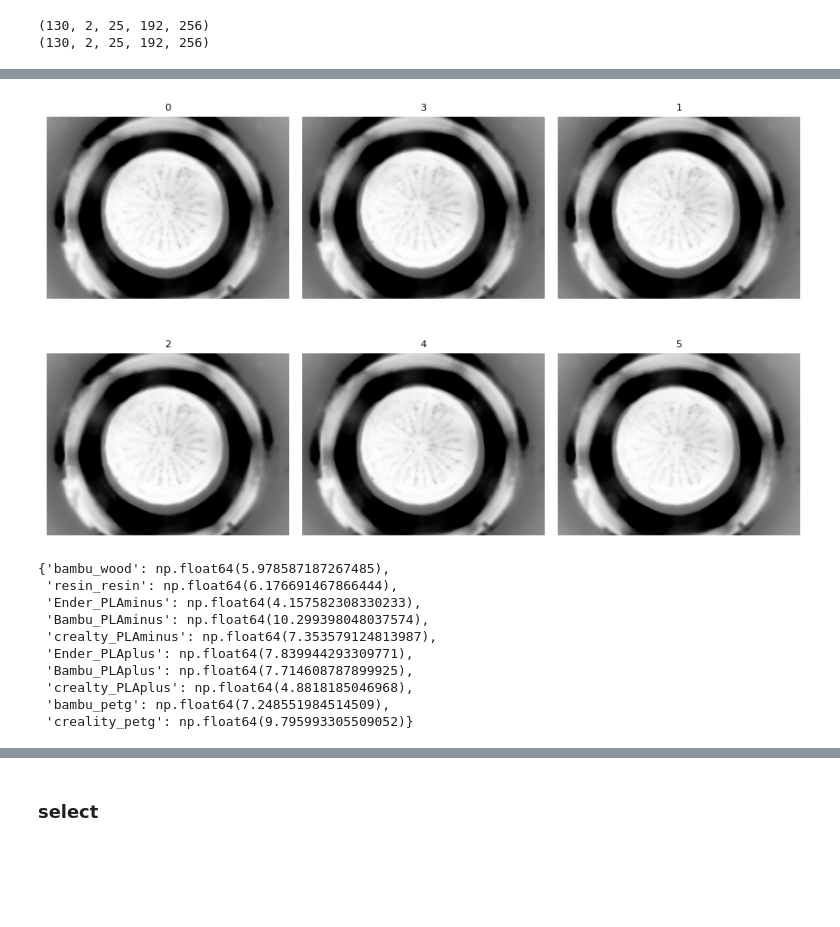
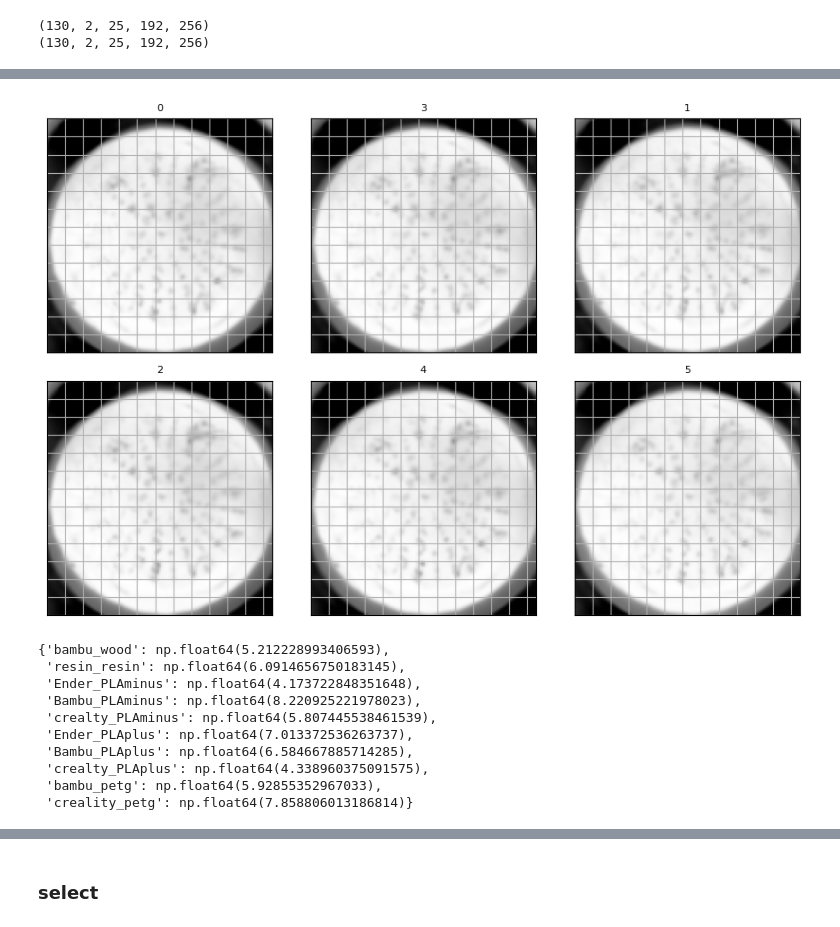
Before and after one commit to shepai/3D-textures, a Jupyter notebook: Experimental/all_the_same.ipynb, the cells around one changed output, grey strips where cells are left out. Cells and saved outputs as stored; diff of their text form; code cells hidden in the pictures; blank space fills up the shorter version.

```diff
--- a/Experimental/all_the_same.ipynb
+++ b/Experimental/all_the_same.ipynb
@@ -236,7 +246,9 @@ print(dataset['Filament'].unique())
 print(dataset['Printer'].unique())
 print(dataset['Pattern'].unique())
 print(X.shape)
+
 X=X_clean
+X=X[:,:,:,30:160,60:185]
 plt.imshow(X[1][1][0],cmap="gray")
 plt.show()
 # %% [output]
@@ -281,33 +293,40 @@ for texture in av_all:
 # %%
 
 
 textures = list(av_all.keys())
 
 n = len(textures)
 cols = math.ceil(math.sqrt(n))
 rows = math.ceil(n / cols)
 
 fig, axes = plt.subplots(rows, cols, figsize=(3 * cols, 3 * rows))
 axes = axes.ravel()
 
 for ax, texture in zip(axes, textures):
-    img = np.average(av_all[texture],axis=0)[0]  # one image per textur
+    img = np.average(av_all[texture],axis=0)[14]  # one image per texture
+    h, w = img.shape
     ax.imshow(img,cmap="Greys")
     ax.set_title(str(texture), fontsize=8)
-    ax.axis('off')
+    ax.set_xticks(np.arange(-0.5, w, 10), minor=True)
+    ax.set_yticks(np.arange(-0.5, h, 10), minor=True)
+    # Show grid
+    ax.grid(which='minor')
+    ax.tick_params(which='both', bottom=False, left=False,
+               labelbottom=False, labelleft=False)
 
 # Hide unused axes
 for ax in axes[n:]:
     ax.axis('off')
 
 plt.tight_layout()
 plt.show()
 # %% [output]
-[figure, old version]
+[figure, new version]
 # %%
 printer_filament = {}
 count_pf = {}
-
+textures = list(av_all.keys())
+example_image={textures[i]:{} for i in range(len(textures))}
 for filament in dataset['Filament'].unique():
     for printer in dataset['Printer'].unique():
 
@@ -335,19 +354,27 @@ for filament in dataset['Filament'].unique():
 
                 printer_filament[name] += m
                 count_pf[name] += 1
+                if example_image[texture].get(name,None) is None:
+                    example_image[texture][name]=diff
+                else: example_image[texture][name]+=diff
 
 # normalize
 for name in printer_filament:
     printer_filament[name] /= count_pf[name]
+    for texture in example_image:
+        try:
+            example_image[texture][name]/= (count_pf[name]/len(textures))
+        except KeyError:
+            pass
 printer_filament
 # %% [output]
-{'bambu_wood': np.float64(5.978587187267485),
- 'resin_resin': np.float64(6.176691467866444),
- 'Ender_PLAminus': np.float64(4.157582308330233),
- 'Bambu_PLAminus': np.float64(10.299398048037574),
- 'crealty_PLAminus': np.float64(7.353579124813987),
- 'Ender_PLAplus': np.float64(7.839944293309771),
- 'Bambu_PLAplus': np.float64(7.714608787899925),
- 'crealty_PLAplus': np.float64(4.8818185046968),
- 'bambu_petg': np.float64(7.248551984514509),
- 'creality_petg': np.float64(9.795993305509052)}
+{'bambu_wood': np.float64(5.212228993406593),
+ 'resin_resin': np.float64(6.0914656750183145),
+ 'Ender_PLAminus': np.float64(4.173722848351648),
+ 'Bambu_PLAminus': np.float64(8.220925221978023),
+ 'crealty_PLAminus': np.float64(5.807445538461539),
+ 'Ender_PLAplus': np.float64(7.013372536263737),
+ 'Bambu_PLAplus': np.float64(6.584667885714285),
+ 'crealty_PLAplus': np.float64(4.338960375091575),
+ 'bambu_petg': np.float64(5.92855352967033),
+ 'creality_petg': np.float64(7.858806013186814)}
```
Also changed, not shown: parts of 4 cells of this notebook.
